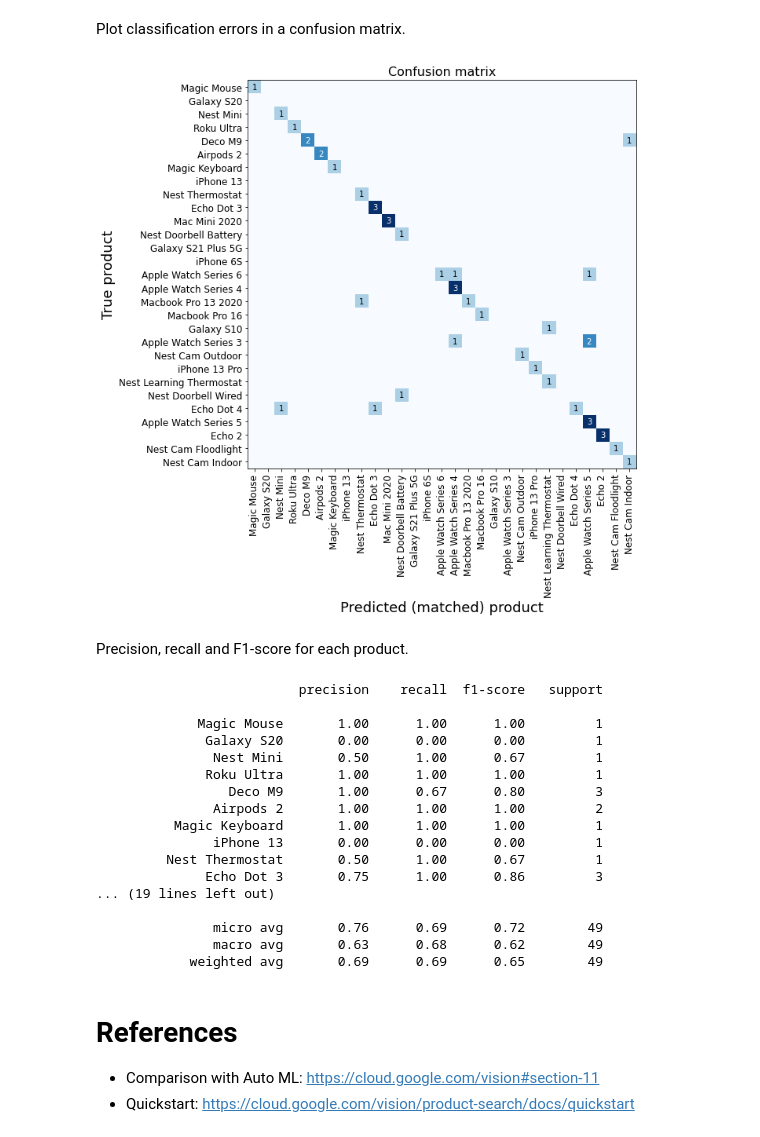
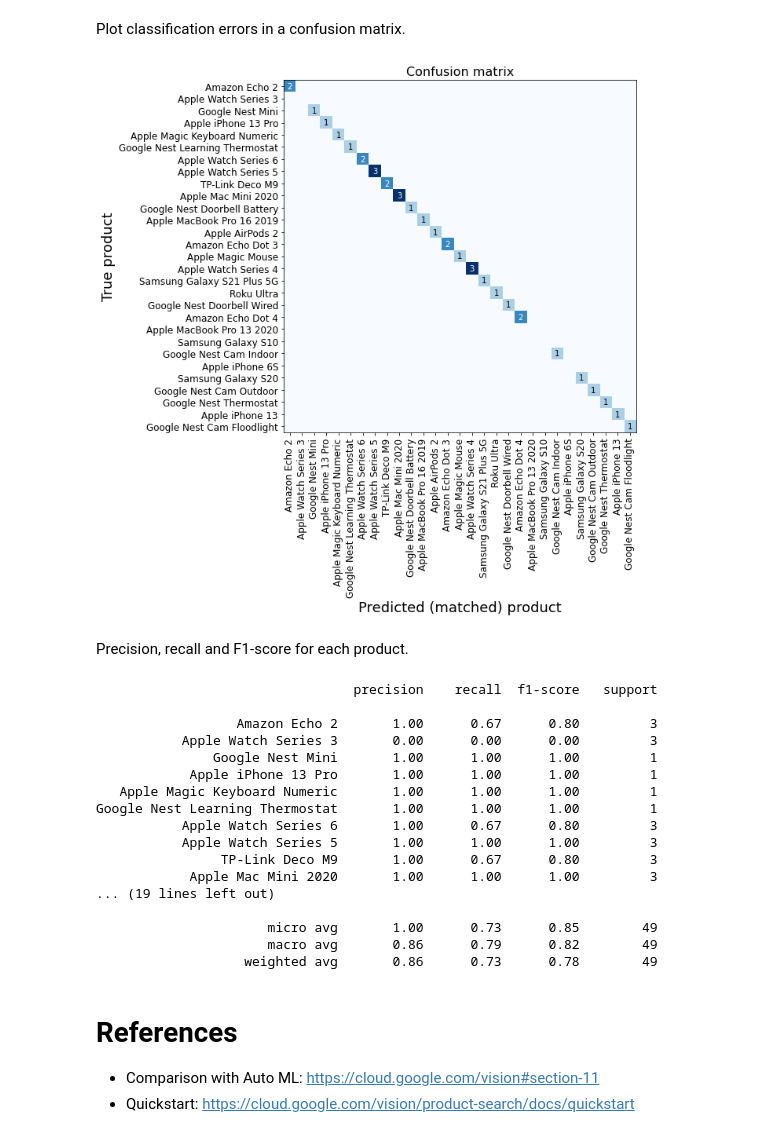
Before and after one commit to vinayshanbhag/cloudvisionproductsearch, a Jupyter notebook: Google_Cloud_Vision_Product_Search.ipynb, the cells around one changed output. Cells and saved outputs as stored; diff of their text form; code cells hidden in the pictures.

```diff
--- a/Google_Cloud_Vision_Product_Search.ipynb
+++ b/Google_Cloud_Vision_Product_Search.ipynb
@@ -82,9 +61,9 @@ f.suptitle('Sample products in the product set', fontsize=18);
 Project settings...
 # %%
 # Google Vision product search catalog
-project_id = '<project_id>'
-location = '<location>'
-product_set_id = '<product_set_id>'
+project_id = 'your_project_id'
+location = 'us-west1'
+product_set_id = 'your_product_set_id'
 product_category = 'general-v1'
 filter = ''
 # %% [markdown]
@@ -134,7 +113,7 @@ def get_similar_products_file(
     # Search products similar to the image.
     response = image_annotator_client.product_search(
         image, image_context=image_context)
-
+    #print(response)
     index_time = response.product_search_results.index_time
     #print('Product set index time: ')
     #print(index_time)
@@ -144,7 +123,7 @@ def get_similar_products_file(
     for result in results:
         product = result.product
         prd = dict()
-        prd['confidence'] = f"{result.score:.2f}"
+        prd['score'] = f"{result.score:.2f}"
         prd['image'] = f'/content/images/{result.image.split("/")[-1]}.jpg'
         prd['product_name'] = product.display_name
         ret.append(prd)
@@ -323,0 +317,3 @@ def plot_confusion_matrix(cnf,
+# %%
+df_test['top3_match'] = df_test.apply(lambda x: x['product_name'] in [x['matched_product_0'],x['matched_product_1'],x['matched_product_2']] , axis=1)
+df_test[['product_name','top3_match','matched_product_0', 'matched_product_1','matched_product_3']][:5]
@@ -324,40 +327,42 @@ def plot_confusion_matrix(cnf,
 # %% [markdown]
 Plot classification errors in a confusion matrix.
+# %%
+df_test['top3_match_result']=df_test.apply(lambda x: x['product_name'] if x['top3_match'] else '', axis=1)
 # %%
 from sklearn.metrics import confusion_matrix
-plot_confusion_matrix(confusion_matrix(df_test.product_name,df_test.matched_product_0, labels=df_test.product_name.unique()),
+plot_confusion_matrix(confusion_matrix(df_test.product_name,df_test.top3_match_result, labels=df_test.product_name.unique()),
                       labels=df_test.product_name.unique(),
                       norm=False,
                       title='Confusion matrix',
                       xlabel='Predicted (matched) product',
                       ylabel='True product',
                       precision=1
                      );
 # %% [output]
-[figure, old version]
+[figure, new version]
 # %% [markdown]
 Precision, recall and F1-score for each product.
 # %%
 from sklearn.metrics import classification_report
-print(classification_report(df_test.product_name, df_test.matched_product_0, df_test.product_name.unique()));
+print(classification_report(df_test.product_name, df_test.top3_match_result, labels=df_test.product_name.unique()));
 # %% [output]
-                          precision    recall  f1-score   support
+                                 precision    recall  f1-score   support
 
-             Magic Mouse       1.00      1.00      1.00         1
-              Galaxy S20       0.00      0.00      0.00         1
-               Nest Mini       0.50      1.00      0.67         1
-              Roku Ultra       1.00      1.00      1.00         1
-                 Deco M9       1.00      0.67      0.80         3
-               Airpods 2       1.00      1.00      1.00         2
-          Magic Keyboard       1.00      1.00      1.00         1
-               iPhone 13       0.00      0.00      0.00         1
-         Nest Thermostat       0.50      1.00      0.67         1
-              Echo Dot 3       0.75      1.00      0.86         3
+                  Amazon Echo 2       1.00      0.67      0.80         3
+           Apple Watch Series 3       0.00      0.00      0.00         3
+               Google Nest Mini       1.00      1.00      1.00         1
+            Apple iPhone 13 Pro       1.00      1.00      1.00         1
+   Apple Magic Keyboard Numeric       1.00      1.00      1.00         1
+Google Nest Learning Thermostat       1.00      1.00      1.00         1
+           Apple Watch Series 6       1.00      0.67      0.80         3
+           Apple Watch Series 5       1.00      1.00      1.00         3
+                TP-Link Deco M9       1.00      0.67      0.80         3
+            Apple Mac Mini 2020       1.00      1.00      1.00         3
 ... (19 lines left out)
 
-               micro avg       0.76      0.69      0.72        49
-               macro avg       0.63      0.68      0.62        49
-            weighted avg       0.69      0.69      0.65        49
+                      micro avg       1.00      0.73      0.85        49
+                      macro avg       0.86      0.79      0.82        49
+                   weighted avg       0.86      0.73      0.78        49
 # %% [markdown]
 # References
 
```
Also changed, not shown: parts of 7 cells of this notebook.
